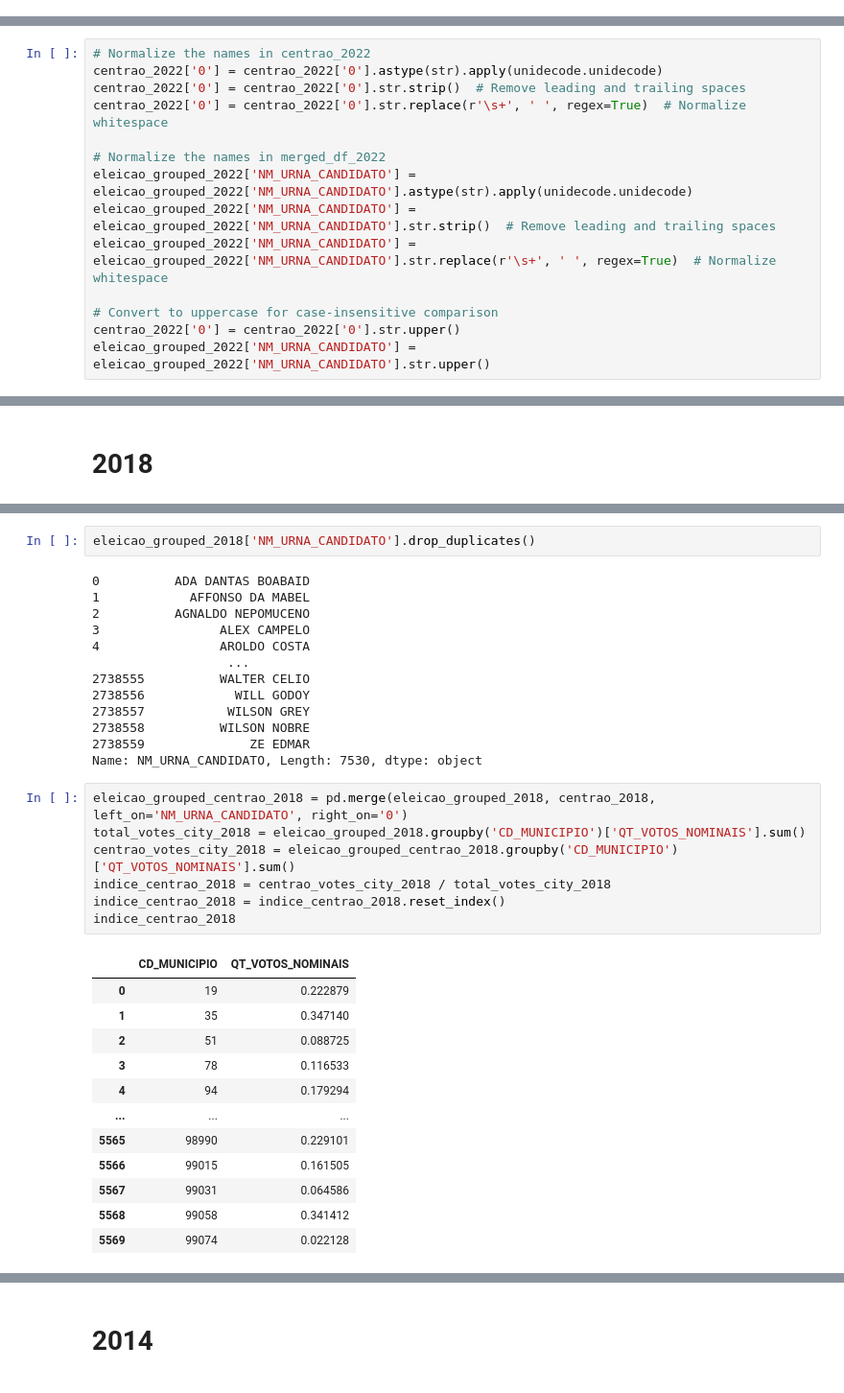
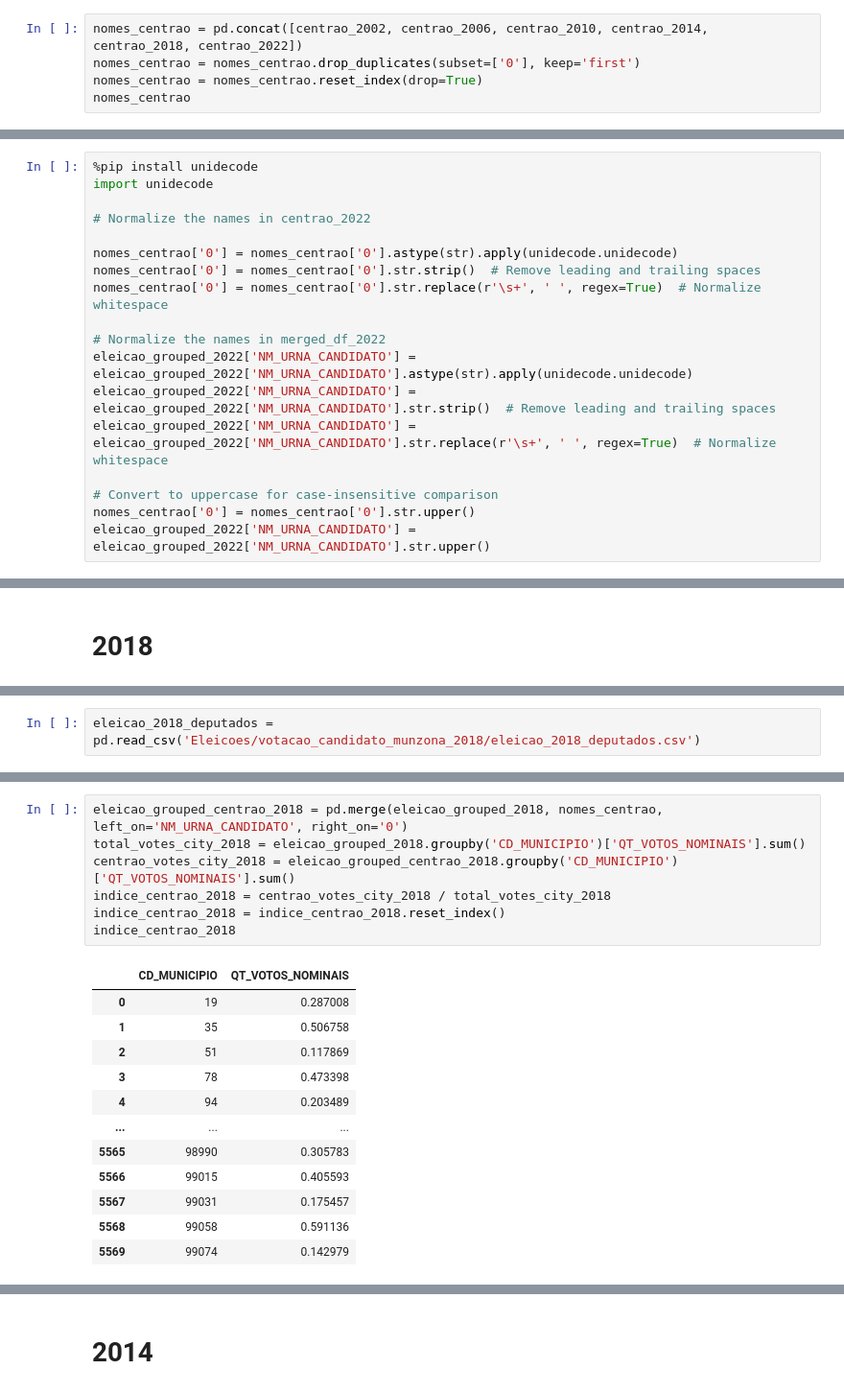
Before and after one commit to LuizVenosa/Grafico-Camera, a Jupyter notebook: Dados consolidado/eleicoes.ipynb, the cells around one changed output, grey strips where cells are left out. Shown at 96% size. Saved outputs shown, nothing was run; the diff lists cells and outputs as text.

```diff
--- a/Dados consolidado/eleicoes.ipynb
+++ b/Dados consolidado/eleicoes.ipynb
@@ -15,0 +9,5 @@ centrao_2022 = pd.read_csv('centrao_2022.csv')
+# %%
+nomes_centrao = pd.concat([centrao_2002, centrao_2006, centrao_2010, centrao_2014, centrao_2018, centrao_2022])
+nomes_centrao = nomes_centrao.drop_duplicates(subset=['0'], keep='first')
+nomes_centrao = nomes_centrao.reset_index(drop=True)
+nomes_centrao
@@ -39,10 +37,14 @@ Index(['DT_GERACAO', 'HH_GERACAO', 'ANO_ELEICAO', 'CD_TIPO_ELEICAO',
 # %%
 eleicao_grouped_2022 = eleicao_2022_deputados.groupby(['CD_MUNICIPIO','NM_URNA_CANDIDATO'])['QT_VOTOS_NOMINAIS'].sum().reset_index()
 # %%
+%pip install unidecode
+import unidecode
+
 # Normalize the names in centrao_2022
-centrao_2022['0'] = centrao_2022['0'].astype(str).apply(unidecode.unidecode)
-centrao_2022['0'] = centrao_2022['0'].str.strip()  # Remove leading and trailing spaces
-centrao_2022['0'] = centrao_2022['0'].str.replace(r'\s+', ' ', regex=True)  # Normalize whitespace
+
+nomes_centrao['0'] = nomes_centrao['0'].astype(str).apply(unidecode.unidecode)
+nomes_centrao['0'] = nomes_centrao['0'].str.strip()  # Remove leading and trailing spaces
+nomes_centrao['0'] = nomes_centrao['0'].str.replace(r'\s+', ' ', regex=True)  # Normalize whitespace
 
 # Normalize the names in merged_df_2022
 eleicao_grouped_2022['NM_URNA_CANDIDATO'] = eleicao_grouped_2022['NM_URNA_CANDIDATO'].astype(str).apply(unidecode.unidecode)
@@ -50,5 +52,5 @@ eleicao_grouped_2022['NM_URNA_CANDIDATO'] = eleicao_grouped_2022['NM_URNA_CANDID
 eleicao_grouped_2022['NM_URNA_CANDIDATO'] = eleicao_grouped_2022['NM_URNA_CANDIDATO'].str.replace(r'\s+', ' ', regex=True)  # Normalize whitespace
 
 # Convert to uppercase for case-insensitive comparison
-centrao_2022['0'] = centrao_2022['0'].str.upper()
+nomes_centrao['0'] = nomes_centrao['0'].str.upper()
 eleicao_grouped_2022['NM_URNA_CANDIDATO'] = eleicao_grouped_2022['NM_URNA_CANDIDATO'].str.upper()
@@ -124 +131,3 @@ eleicao_2018_deputados.to_csv('eleicao_2018_deputados.csv', index=False)
+# %%
+eleicao_2018_deputados = pd.read_csv('Eleicoes/votacao_candidato_munzona_2018/eleicao_2018_deputados.csv')
 # %%
@@ -137,39 +139,24 @@ centrao_2018['0'] = centrao_2018['0'].str.upper()
 eleicao_grouped_2018['NM_URNA_CANDIDATO'] = eleicao_grouped_2018['NM_URNA_CANDIDATO'].str.upper()
-# %%
-eleicao_grouped_2018['NM_URNA_CANDIDATO'].drop_duplicates()
-# %% [output]
-0          ADA DANTAS BOABAID
-1            AFFONSO DA MABEL
-2          AGNALDO NEPOMUCENO
-3                ALEX CAMPELO
-4                AROLDO COSTA
-                  ...
-2738555          WALTER CELIO
-2738556            WILL GODOY
-2738557           WILSON GREY
-2738558          WILSON NOBRE
-2738559              ZE EDMAR
-Name: NM_URNA_CANDIDATO, Length: 7530, dtype: object
 # %%
-eleicao_grouped_centrao_2018 = pd.merge(eleicao_grouped_2018, centrao_2018, left_on='NM_URNA_CANDIDATO', right_on='0')
+eleicao_grouped_centrao_2018 = pd.merge(eleicao_grouped_2018, nomes_centrao, left_on='NM_URNA_CANDIDATO', right_on='0')
 total_votes_city_2018 = eleicao_grouped_2018.groupby('CD_MUNICIPIO')['QT_VOTOS_NOMINAIS'].sum()
 centrao_votes_city_2018 = eleicao_grouped_centrao_2018.groupby('CD_MUNICIPIO')['QT_VOTOS_NOMINAIS'].sum()
 indice_centrao_2018 = centrao_votes_city_2018 / total_votes_city_2018
 indice_centrao_2018 = indice_centrao_2018.reset_index()
 indice_centrao_2018
 # %% [output]
 |  | CD_MUNICIPIO | QT_VOTOS_NOMINAIS |
-| 0 | 19 | 0.222879 |
-| 1 | 35 | 0.347140 |
-| 2 | 51 | 0.088725 |
-| 3 | 78 | 0.116533 |
-| 4 | 94 | 0.179294 |
+| 0 | 19 | 0.287008 |
+| 1 | 35 | 0.506758 |
+| 2 | 51 | 0.117869 |
+| 3 | 78 | 0.473398 |
+| 4 | 94 | 0.203489 |
 | ... | ... | ... |
-| 5565 | 98990 | 0.229101 |
-| 5566 | 99015 | 0.161505 |
-| 5567 | 99031 | 0.064586 |
-| 5568 | 99058 | 0.341412 |
-| 5569 | 99074 | 0.022128 |
+| 5565 | 98990 | 0.305783 |
+| 5566 | 99015 | 0.405593 |
+| 5567 | 99031 | 0.175457 |
+| 5568 | 99058 | 0.591136 |
+| 5569 | 99074 | 0.142979 |
 5570 rows × 2 columns
 # %%
 names_cd_city_2018 = eleicao_2018_deputados[['CD_MUNICIPIO','NM_MUNICIPIO', 'SG_UF']].drop_duplicates()
```
Also changed, not shown: parts of 35 cells of this notebook, 43 other files.
